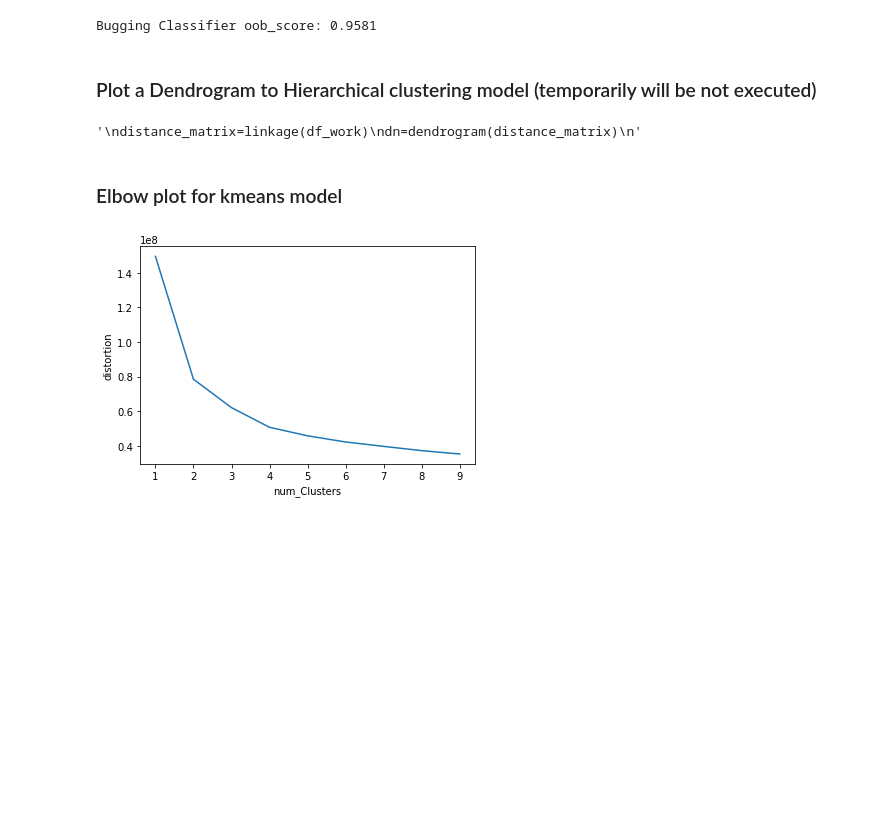
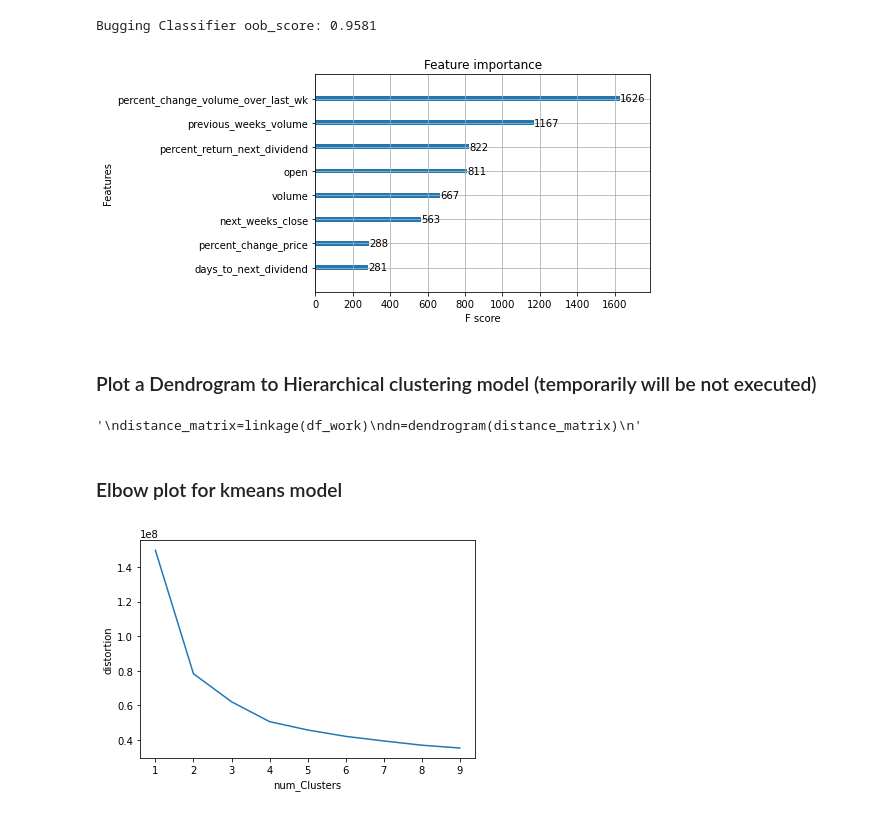
Before and after one commit to AndrejAlpatov/ml_dow_jones, a Jupyter notebook: notebooks/main_notebook.ipynb, the cells around one changed output. Drawn from its saved outputs; the diff is of its cells as text; code cells hidden in the pictures; blank space fills up the shorter version.

```diff
--- a/notebooks/main_notebook.ipynb
+++ b/notebooks/main_notebook.ipynb
@@ -240,6 +279,11 @@ acc_score_bc=bc.oob_score_
 print('Bugging Classifier oob_score: {:.4f}'.format(acc_score_bc))
 # %% [output]
 Bugging Classifier oob_score: 0.9581
+# %%
+xgb.plot_importance(xgb_cl_2)
+plt.show()
+# %% [output]
+[figure, added]
 # %% [markdown]
 ### Plot a Dendrogram to Hierarchical clustering model (temporarily will be not executed)
 # %%
```
Also changed, not shown: parts of 14 cells of this notebook.
